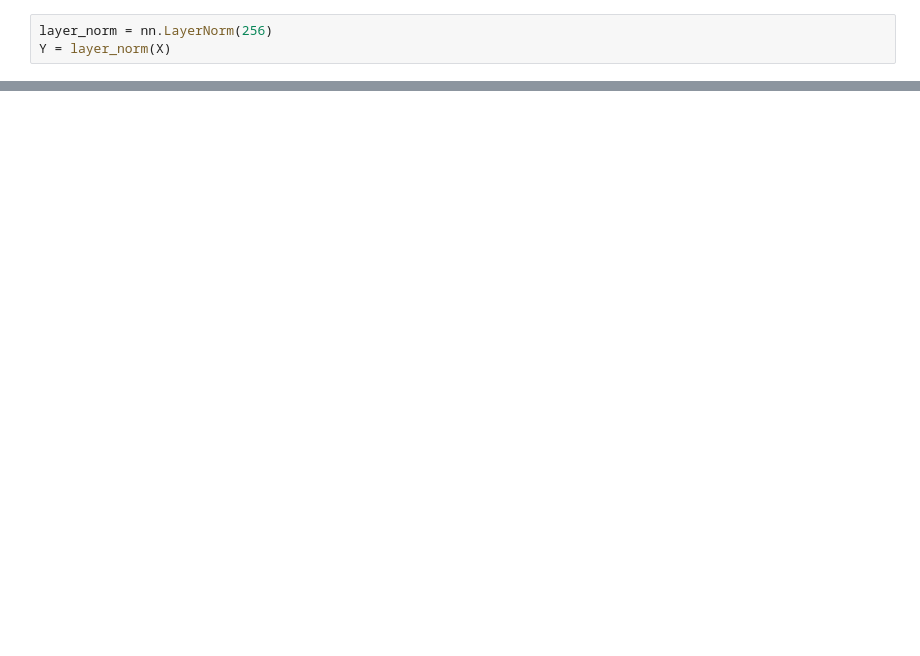
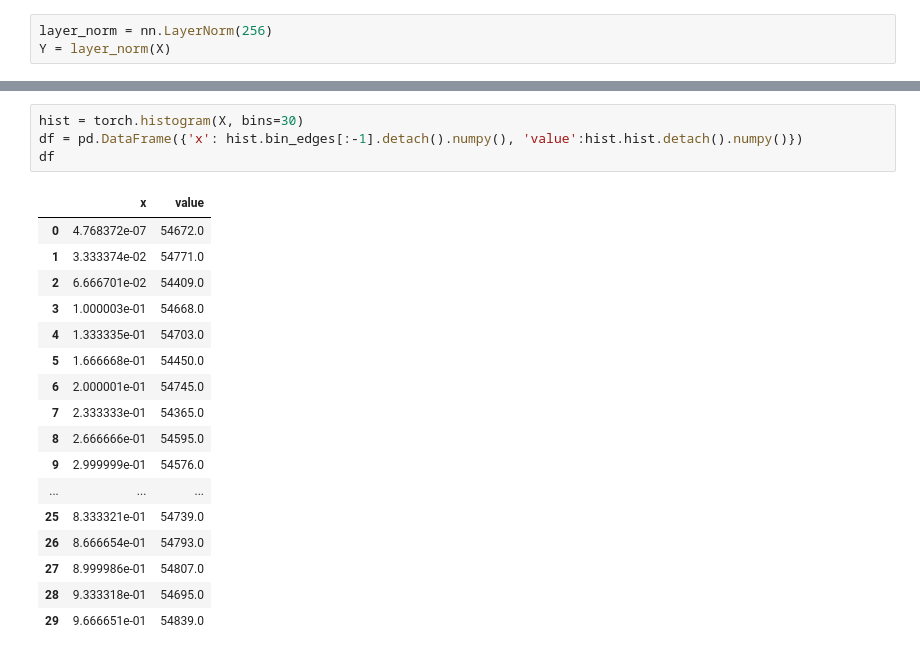
Before and after one commit to bzerroug/transformers-implementation, a Jupyter notebook: feed_forward_and_norm.ipynb, the cells around one changed output, grey strips where cells are left out. Cells and saved outputs as stored; diff of their text form; blank space fills up the shorter version.

```diff
--- a/feed_forward_and_norm.ipynb
+++ b/feed_forward_and_norm.ipynb
@@ -34,0 +71,22 @@ tensor(2.3842e-07)
+# %%
+hist = torch.histogram(X, bins=30)
+df = pd.DataFrame({'x': hist.bin_edges[:-1].detach().numpy(), 'value':hist.hist.detach().numpy()})
+df
+# %% [output]
+|  | x | value |
+| 0 | 4.768372e-07 | 54672.0 |
+| 1 | 3.333374e-02 | 54771.0 |
+| 2 | 6.666701e-02 | 54409.0 |
+| 3 | 1.000003e-01 | 54668.0 |
+| 4 | 1.333335e-01 | 54703.0 |
+| 5 | 1.666668e-01 | 54450.0 |
+| 6 | 2.000001e-01 | 54745.0 |
+| 7 | 2.333333e-01 | 54365.0 |
+| 8 | 2.666666e-01 | 54595.0 |
+| 9 | 2.999999e-01 | 54576.0 |
+| ... | ... | ... |
+| 25 | 8.333321e-01 | 54739.0 |
+| 26 | 8.666654e-01 | 54793.0 |
+| 27 | 8.999986e-01 | 54807.0 |
+| 28 | 9.333318e-01 | 54695.0 |
+| 29 | 9.666651e-01 | 54839.0 |
```
Also changed, not shown: parts of 19 cells of this notebook, 2 other files.
